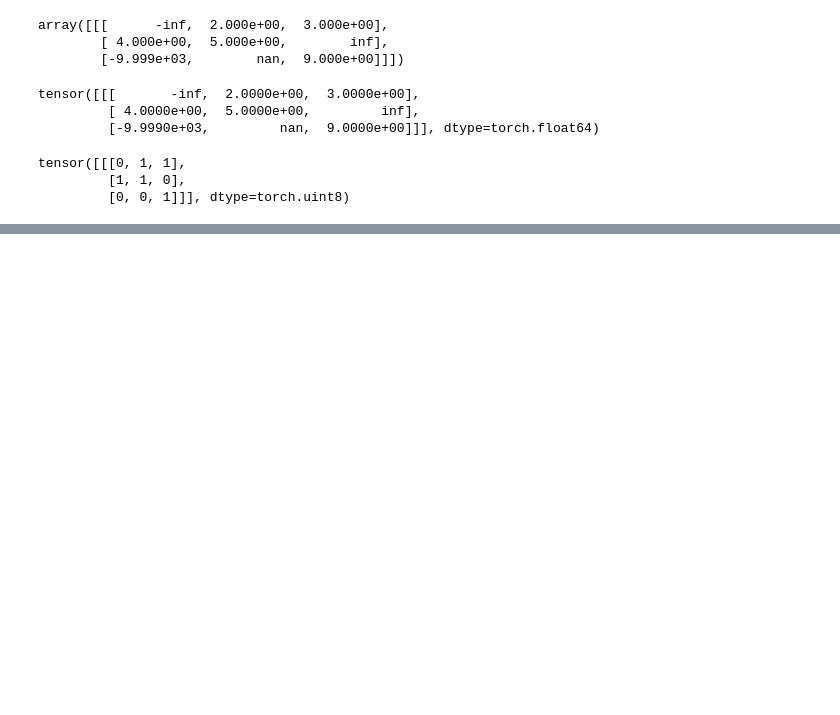
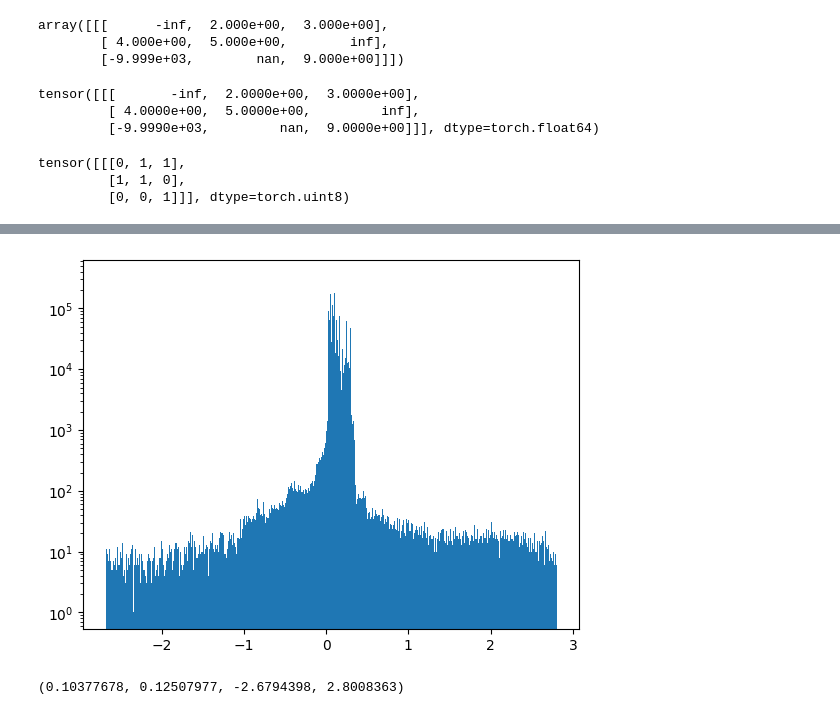
Before and after one commit to charlescohanlon/sarformer, a Jupyter notebook: notebooks/playground.ipynb, the cells around one changed output, grey strips where cells are left out. Cells and saved outputs as stored; diff of their text form; code cells hidden in the pictures; blank space fills up the shorter version.

```diff
--- a/notebooks/playground.ipynb
+++ b/notebooks/playground.ipynb
@@ -209,0 +242,9 @@ tensor([[[0, 1, 1],
+# %%
+arr_trim = arr[(arr > mean - 3 * std) & (arr < mean + 3 * std)]
+
+plt.hist(arr_trim, bins=1000, log=True, density=False)
+plt.show()
+arr_trim.mean(), arr_trim.std(), arr_trim.min(), arr_trim.max()
+# %% [output]
+[figure, added]
+(0.10377678, 0.12507977, -2.6794398, 2.8008363)
```
Also changed, not shown: parts of 6 cells of this notebook, 5 other files.
